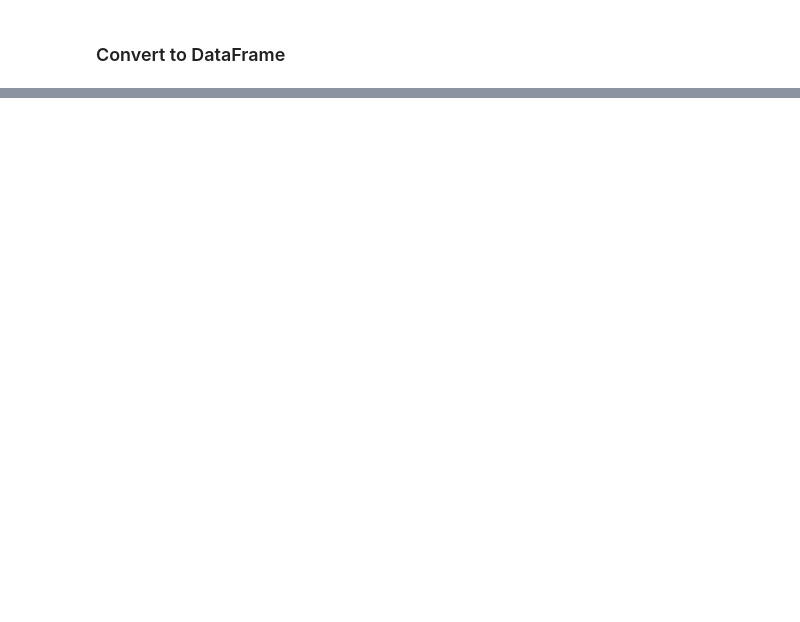
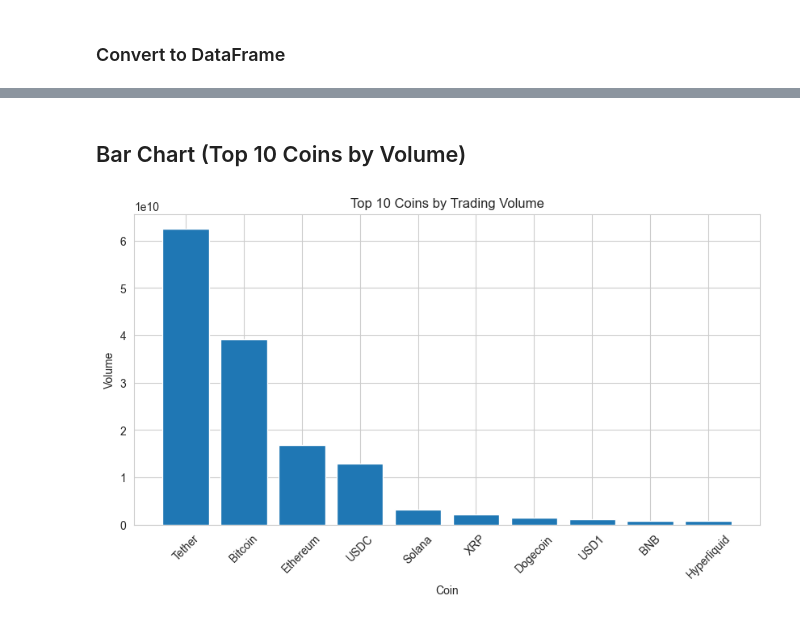
Before and after one commit to MaharjanSumit-59/AI_Data_Internship, a Jupyter notebook: week_5(EDA_Data_Analysis)/Task_4/task4.ipynb, the cells around one changed output, grey strips where cells are left out. Saved outputs shown, nothing was run; the diff lists cells and outputs as text; code cells hidden in the pictures; blank space fills up the shorter version.

```diff
--- a/week_5(EDA_Data_Analysis)/Task_4/task4.ipynb
+++ b/week_5(EDA_Data_Analysis)/Task_4/task4.ipynb
@@ -107,0 +282,32 @@ df.head()
+# %% [markdown]
+## Bar Chart (Top 10 Coins by Volume)
+# %%
+top10 = df.sort_values(
+    by="total_volume",
+    ascending=False
+).head(10)
+
+plt.figure(figsize=(10,5))
+
+plt.bar(
+    top10["name"],
+    top10["total_volume"]
+)
+
+plt.xticks(rotation=45)
+
+plt.title(
+    "Top 10 Coins by Trading Volume"
+)
+
+plt.xlabel("Coin")
+
+plt.ylabel("Volume")
+
+plt.savefig(
+    "charts/top10_volume_barplot.png"
+)
+
+plt.show()
+# %% [output]
+[figure, added]
```
Also changed, not shown: parts of 28 cells of this notebook, 8 other files.
